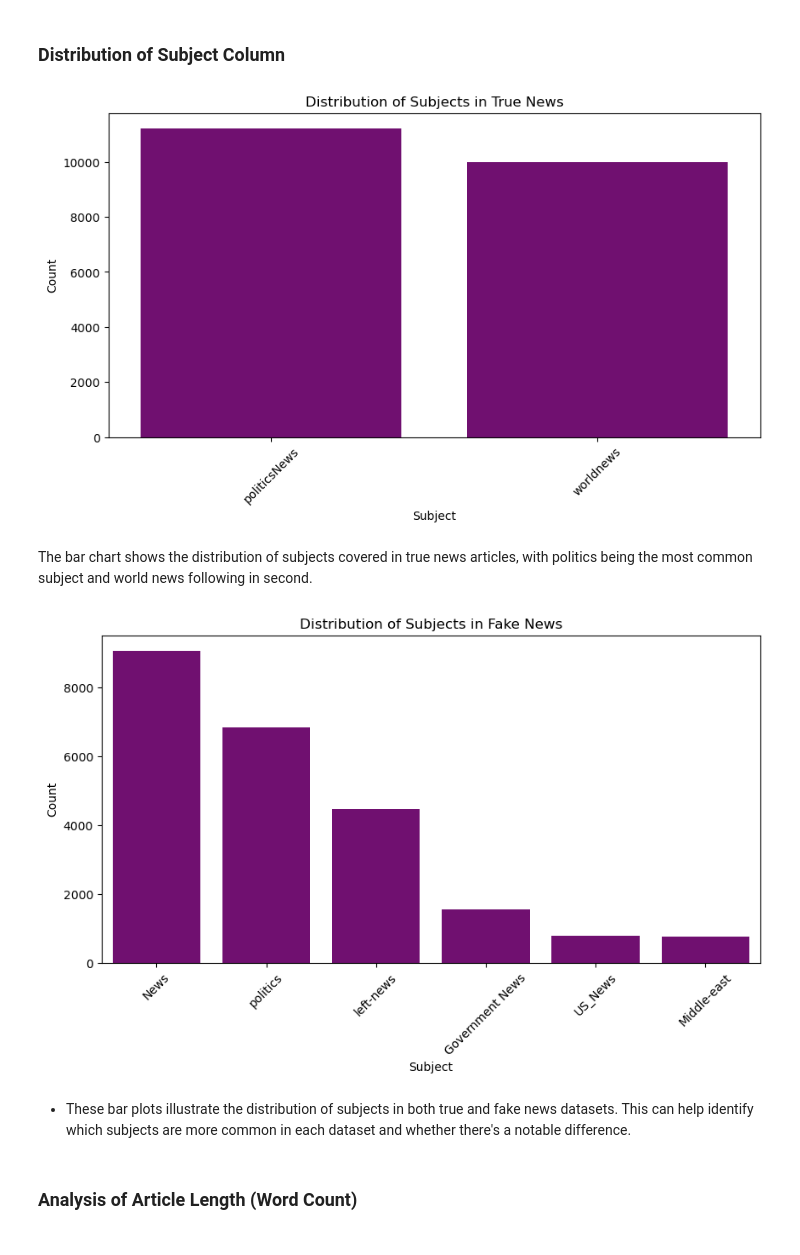
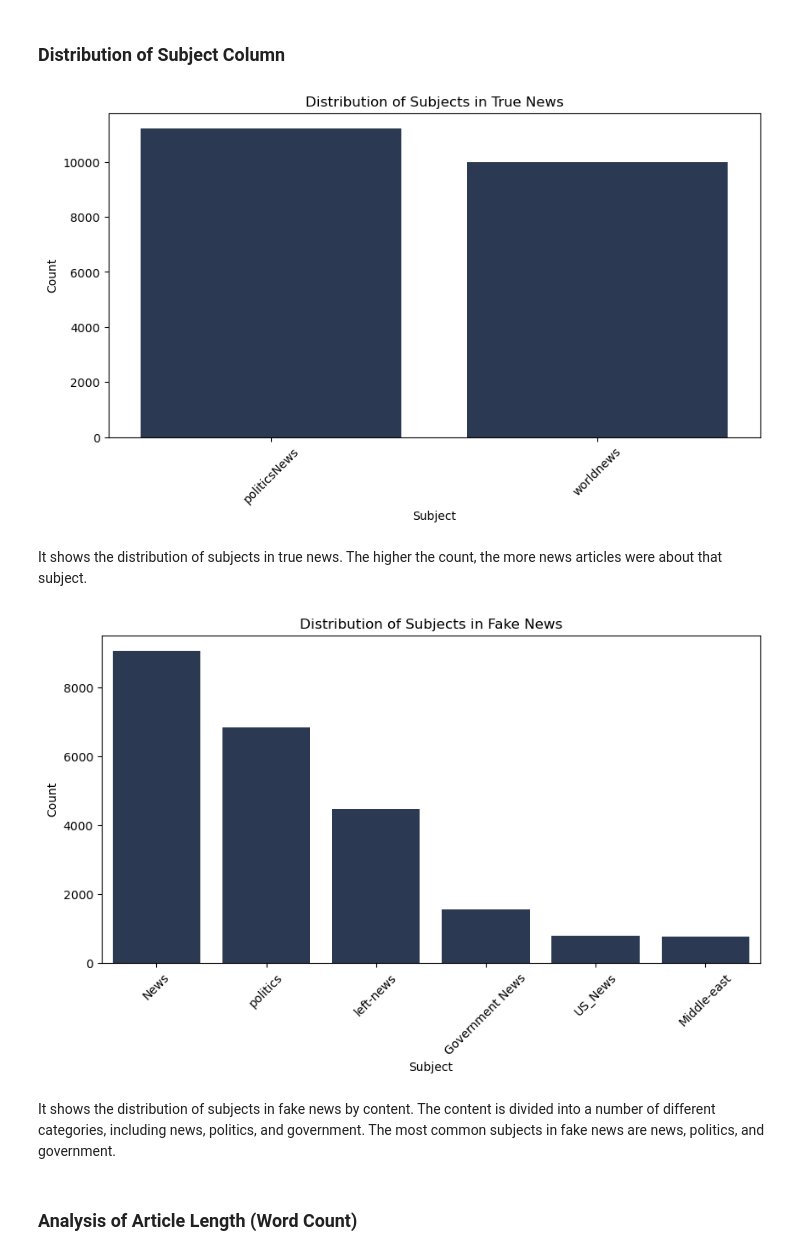
Before and after one commit to idatonui/Fake-News-Prediction, a Jupyter notebook: Fake News Prediction Notebook.ipynb, the cells around one changed output. Saved outputs shown, nothing was run; the diff lists cells and outputs as text; code cells hidden in the pictures.

```diff
--- a/Fake News Prediction Notebook.ipynb
+++ b/Fake News Prediction Notebook.ipynb
@@ -297,35 +302,35 @@ Name: count, dtype: int64
 # %%
 # Get the distribution of 'subject' in both datasets
 true_subject_counts = true_news['subject'].value_counts()
 fake_subject_counts = fake_news['subject'].value_counts()
 
 
 # Plot the distribution for true news
 plt.figure(figsize=(10, 5))
-sns.barplot(x=true_subject_counts.index, y=true_subject_counts.values, color = 'purple')
+sns.barplot(x=true_subject_counts.index, y=true_subject_counts.values, color = '#253758')
 plt.title('Distribution of Subjects in True News')
 plt.xlabel('Subject')
 plt.ylabel('Count')
 plt.xticks(rotation=45)
 plt.show()
 # %% [output]
-[figure, old version]
+[figure, new version]
-# %% [markdown]
-The bar chart shows the distribution of subjects covered in true news articles, with politics being the most common subject and world news following in second.
+# %% [markdown]
+It shows the distribution of subjects in true news. The higher the count, the more news articles were about that subject.
 # %%
 
 # Plot the distribution for fake news
 plt.figure(figsize=(10, 5))
-sns.barplot(x=fake_subject_counts.index, y=fake_subject_counts.values, color ='purple')
+sns.barplot(x=fake_subject_counts.index, y=fake_subject_counts.values, color ='#253758')
 plt.title('Distribution of Subjects in Fake News')
 plt.xlabel('Subject')
 plt.ylabel('Count')
 plt.xticks(rotation=45)
 plt.show()
 # %% [output]
-[figure, old version]
+[figure, new version]
-# %% [markdown]
-- These bar plots illustrate the distribution of subjects in both true and fake news datasets. This can help identify which subjects are more common in each dataset and whether there's a notable difference.
+# %% [markdown]
+It shows the distribution of subjects in fake news by content. The content is divided into a number of different categories, including news, politics, and government. The most common subjects in fake news are news, politics, and government.
 # %% [markdown]
 ### Analysis of Article Length (Word Count)
 # %%
```
Also changed, not shown: parts of 49 cells of this notebook, 7 other files.
